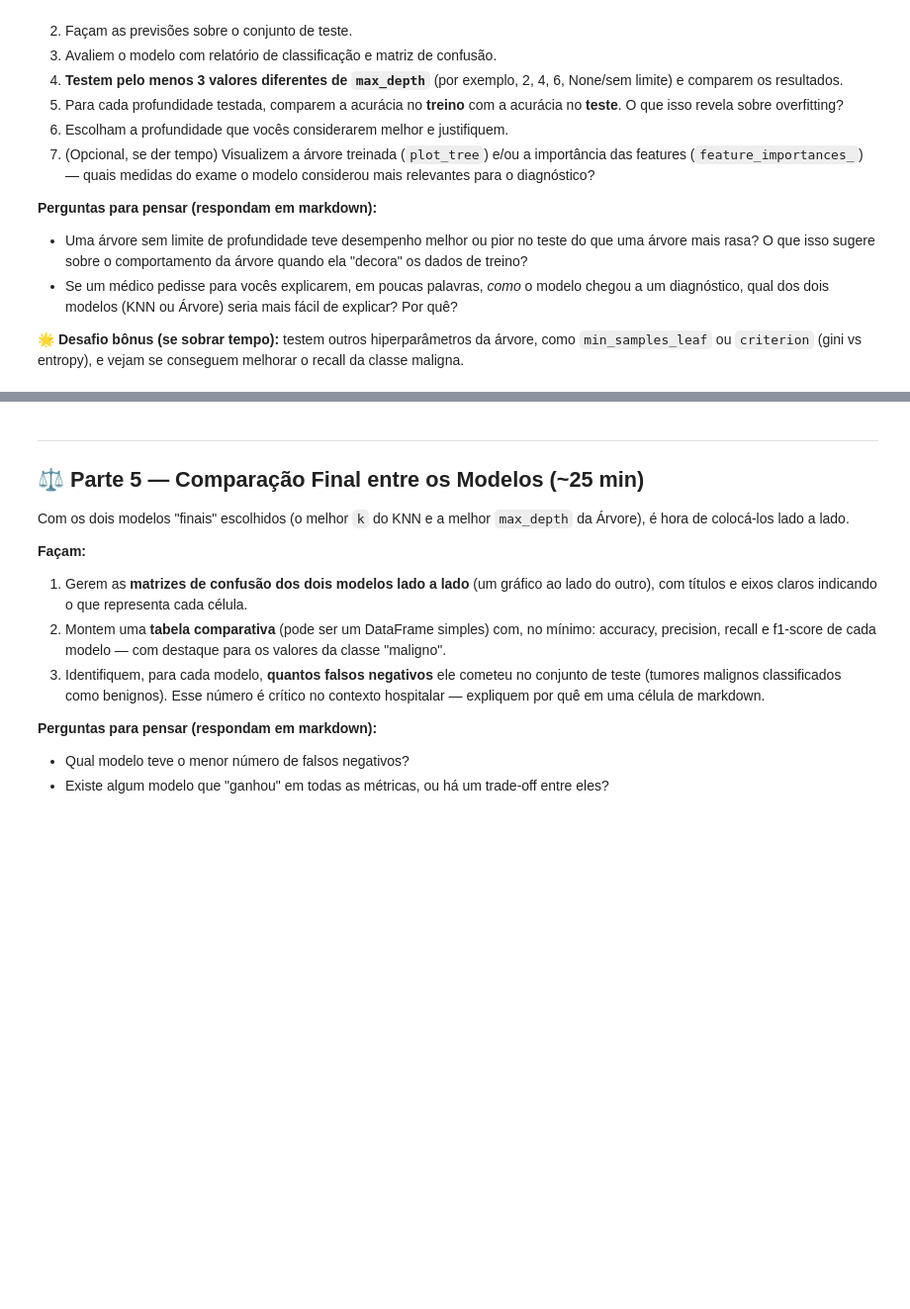
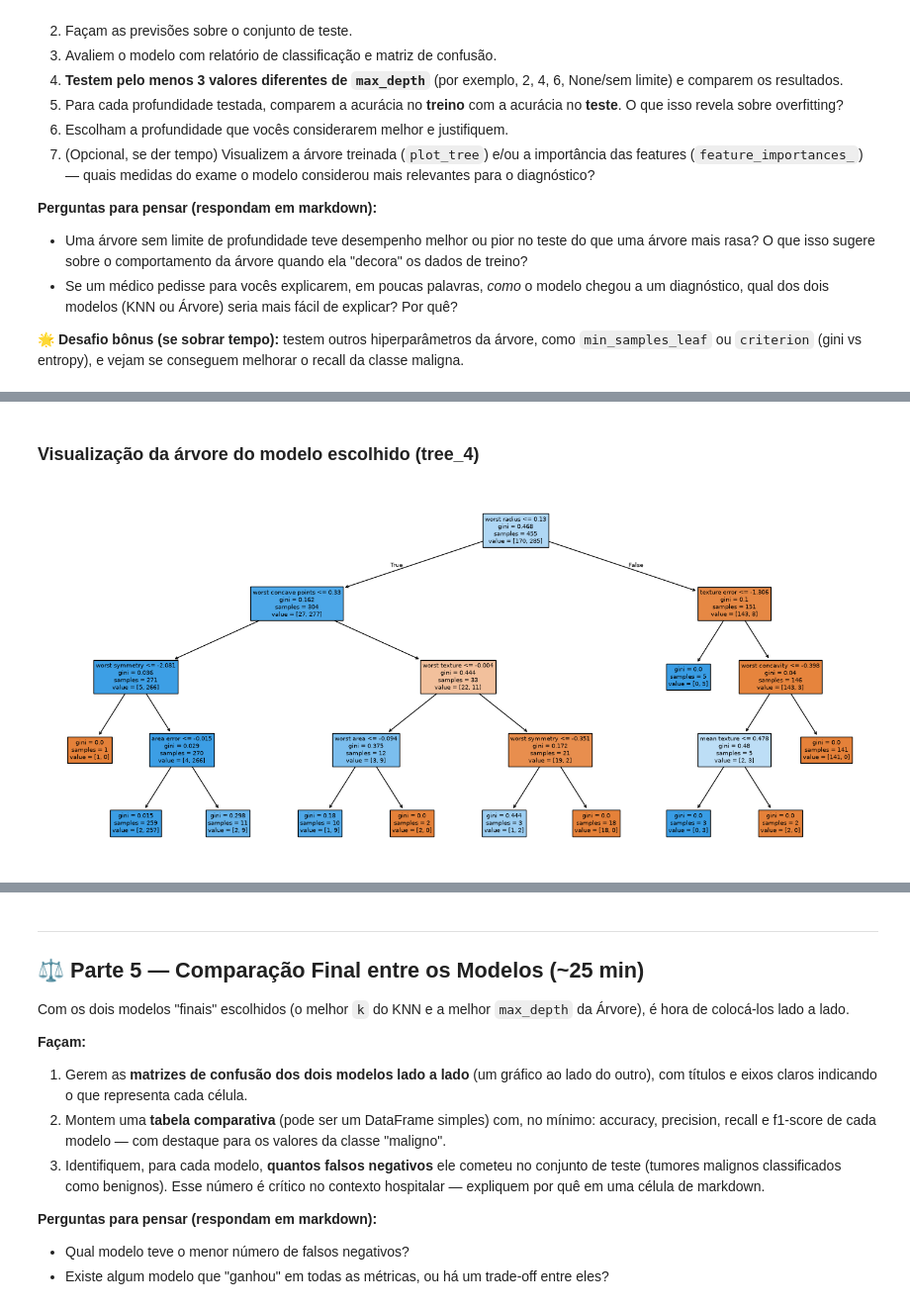
Before and after one commit to Machine-Learning-Visao-Computacional-T3/SEMANA_11, a Jupyter notebook: GRUPO_2/laboratorio_pratico_grupo2_Gabriel_Henrique.ipynb, the cells around one changed output, grey strips where cells are left out. Shown at 99% size. Saved outputs shown, nothing was run; the diff lists cells and outputs as text; code cells hidden in the pictures; blank space fills up the shorter version.

```diff
--- a/GRUPO_2/laboratorio_pratico_grupo2_Gabriel_Henrique.ipynb
+++ b/GRUPO_2/laboratorio_pratico_grupo2_Gabriel_Henrique.ipynb
@@ -248,13 +248,13 @@ Accuracy: 0.9298245614035088
 weighted avg       0.93      0.93      0.93       114
 # %%
 # Seu código aqui
-knn = KNeighborsClassifier(n_neighbors=5)
-knn.fit(X_train, y_train)
-knn_pred = knn.predict(X_test)
+knn_5 = KNeighborsClassifier(n_neighbors=5)
+knn_5.fit(X_train, y_train)
+knn_5_pred = knn_5.predict(X_test)
 
-print("Accuracy:", accuracy_score(y_test, knn_pred))
+print("Accuracy:", accuracy_score(y_test, knn_5_pred))
 print()
-print(classification_report(y_test, knn_pred, zero_division=0))
+print(classification_report(y_test, knn_5_pred, zero_division=0))
 # %% [output]
 Accuracy: 0.9122807017543859
 
@@ -268,13 +268,13 @@ Accuracy: 0.9122807017543859
 weighted avg       0.91      0.91      0.91       114
 # %%
 # Seu código aqui
-knn = KNeighborsClassifier(n_neighbors=7)
-knn.fit(X_train, y_train)
-knn_pred = knn.predict(X_test)
+knn_7 = KNeighborsClassifier(n_neighbors=7)
+knn_7.fit(X_train, y_train)
+knn_7_pred = knn_7.predict(X_test)
 
-print("Accuracy:", accuracy_score(y_test, knn_pred))
+print("Accuracy:", accuracy_score(y_test, knn_7_pred))
 print()
-print(classification_report(y_test, knn_pred, zero_division=0))
+print(classification_report(y_test, knn_7_pred, zero_division=0))
 # %% [output]
 Accuracy: 0.9298245614035088
 
@@ -329,0 +326,8 @@ _Escrevam aqui as respostas das perguntas acima._
+# %%
+tree_2 = DecisionTreeClassifier(max_depth=2)
+tree_2.fit(X_train_scaled, y_train)
+tree_2_pred = tree_2.predict(X_test_scaled)
+
+print("Acurácia:", accuracy_score(y_test, tree_2_pred))
+print()
+print(classification_report(y_test, tree_2_pred, zero_division=0))
@@ -329,0 +347,8 @@ _Escrevam aqui as respostas das perguntas acima._
+# %%
+tree_4 = DecisionTreeClassifier(max_depth=4)
+tree_4.fit(X_train_scaled, y_train)
+tree_4_pred = tree_4.predict(X_test_scaled)
+
+print("Acurácia:", accuracy_score(y_test, tree_4_pred))
+print()
+print(classification_report(y_test, tree_4_pred, zero_division=0))
@@ -329,0 +387,8 @@ _Escrevam aqui as respostas das perguntas acima._
+# %% [markdown]
+### Visualização da árvore do modelo escolhido (tree_4)
+# %%
+plt.figure(figsize=(18,8))
+plot_tree(tree_4, feature_names=X_train.columns, filled=True)
+plt.show()
+# %% [output]
+[figure, added]
```
Also changed, not shown: parts of 18 cells of this notebook.
